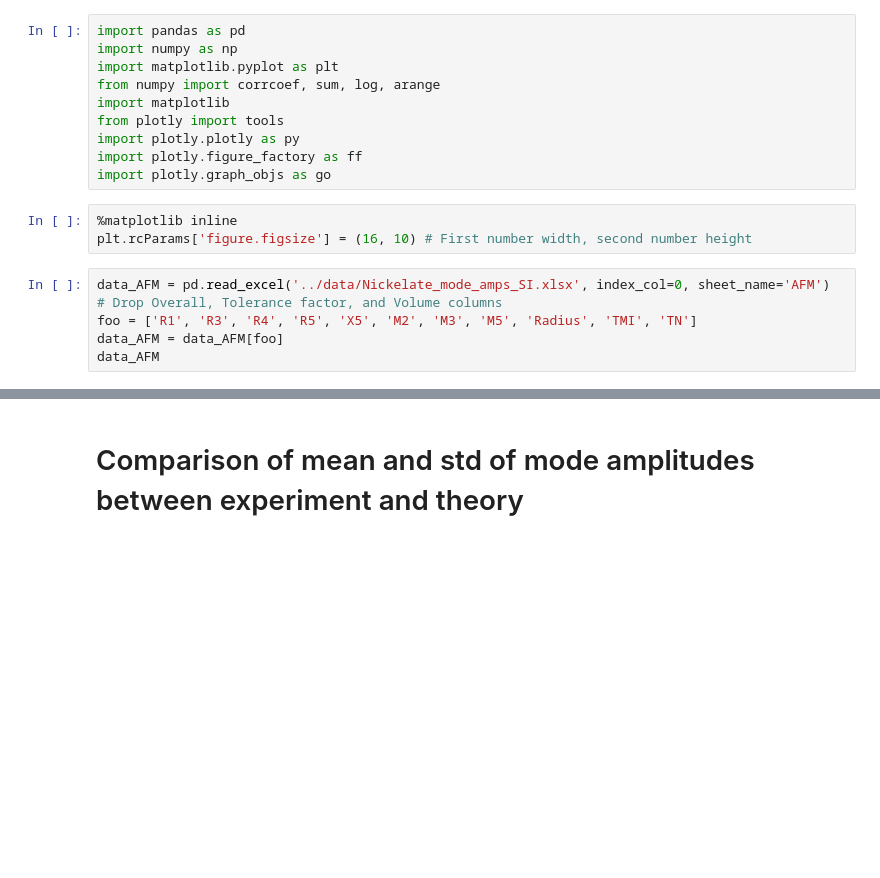
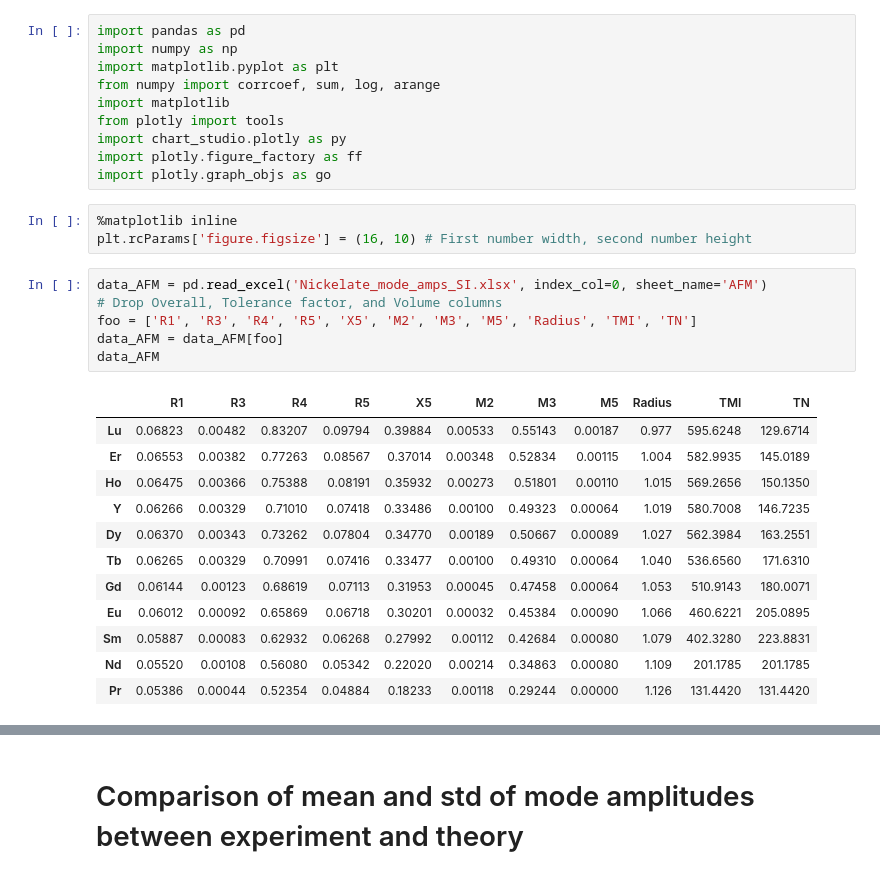
Before and after one commit to mtdg-wagner/nickelate_learning_supplemental, a Jupyter notebook: Nickelates-SI.ipynb, the cells around one changed output, grey strips where cells are left out. Saved outputs shown, nothing was run; the diff lists cells and outputs as text; blank space fills up the shorter version.

```diff
--- a/Nickelates-SI.ipynb
+++ b/Nickelates-SI.ipynb
@@ -5,16 +5,29 @@ import matplotlib.pyplot as plt
 from numpy import corrcoef, sum, log, arange
 import matplotlib
 from plotly import tools
-import plotly.plotly as py
+import chart_studio.plotly as py
 import plotly.figure_factory as ff
 import plotly.graph_objs as go
 # %%
 %matplotlib inline
 plt.rcParams['figure.figsize'] = (16, 10) # First number width, second number height
 # %%
-data_AFM = pd.read_excel('../data/Nickelate_mode_amps_SI.xlsx', index_col=0, sheet_name='AFM')
+data_AFM = pd.read_excel('Nickelate_mode_amps_SI.xlsx', index_col=0, sheet_name='AFM')
 # Drop Overall, Tolerance factor, and Volume columns
 foo = ['R1', 'R3', 'R4', 'R5', 'X5', 'M2', 'M3', 'M5', 'Radius', 'TMI', 'TN']
 data_AFM = data_AFM[foo]
 data_AFM
+# %% [output]
+|  | R1 | R3 | R4 | R5 | X5 | M2 | M3 | M5 | Radius | TMI | TN |
+| Lu | 0.06823 | 0.00482 | 0.83207 | 0.09794 | 0.39884 | 0.00533 | 0.55143 | 0.00187 | 0.977 | 595.6248 | 129.6714 |
+| Er | 0.06553 | 0.00382 | 0.77263 | 0.08567 | 0.37014 | 0.00348 | 0.52834 | 0.00115 | 1.004 | 582.9935 | 145.0189 |
+| Ho | 0.06475 | 0.00366 | 0.75388 | 0.08191 | 0.35932 | 0.00273 | 0.51801 | 0.00110 | 1.015 | 569.2656 | 150.1350 |
+| Y | 0.06266 | 0.00329 | 0.71010 | 0.07418 | 0.33486 | 0.00100 | 0.49323 | 0.00064 | 1.019 | 580.7008 | 146.7235 |
+| Dy | 0.06370 | 0.00343 | 0.73262 | 0.07804 | 0.34770 | 0.00189 | 0.50667 | 0.00089 | 1.027 | 562.3984 | 163.2551 |
+| Tb | 0.06265 | 0.00329 | 0.70991 | 0.07416 | 0.33477 | 0.00100 | 0.49310 | 0.00064 | 1.040 | 536.6560 | 171.6310 |
+| Gd | 0.06144 | 0.00123 | 0.68619 | 0.07113 | 0.31953 | 0.00045 | 0.47458 | 0.00064 | 1.053 | 510.9143 | 180.0071 |
+| Eu | 0.06012 | 0.00092 | 0.65869 | 0.06718 | 0.30201 | 0.00032 | 0.45384 | 0.00090 | 1.066 | 460.6221 | 205.0895 |
+| Sm | 0.05887 | 0.00083 | 0.62932 | 0.06268 | 0.27992 | 0.00112 | 0.42684 | 0.00080 | 1.079 | 402.3280 | 223.8831 |
+| Nd | 0.05520 | 0.00108 | 0.56080 | 0.05342 | 0.22020 | 0.00214 | 0.34863 | 0.00080 | 1.109 | 201.1785 | 201.1785 |
+| Pr | 0.05386 | 0.00044 | 0.52354 | 0.04884 | 0.18233 | 0.00118 | 0.29244 | 0.00000 | 1.126 | 131.4420 | 131.4420 |
 # %%
```
Also changed, not shown: parts of 9 cells of this notebook.
